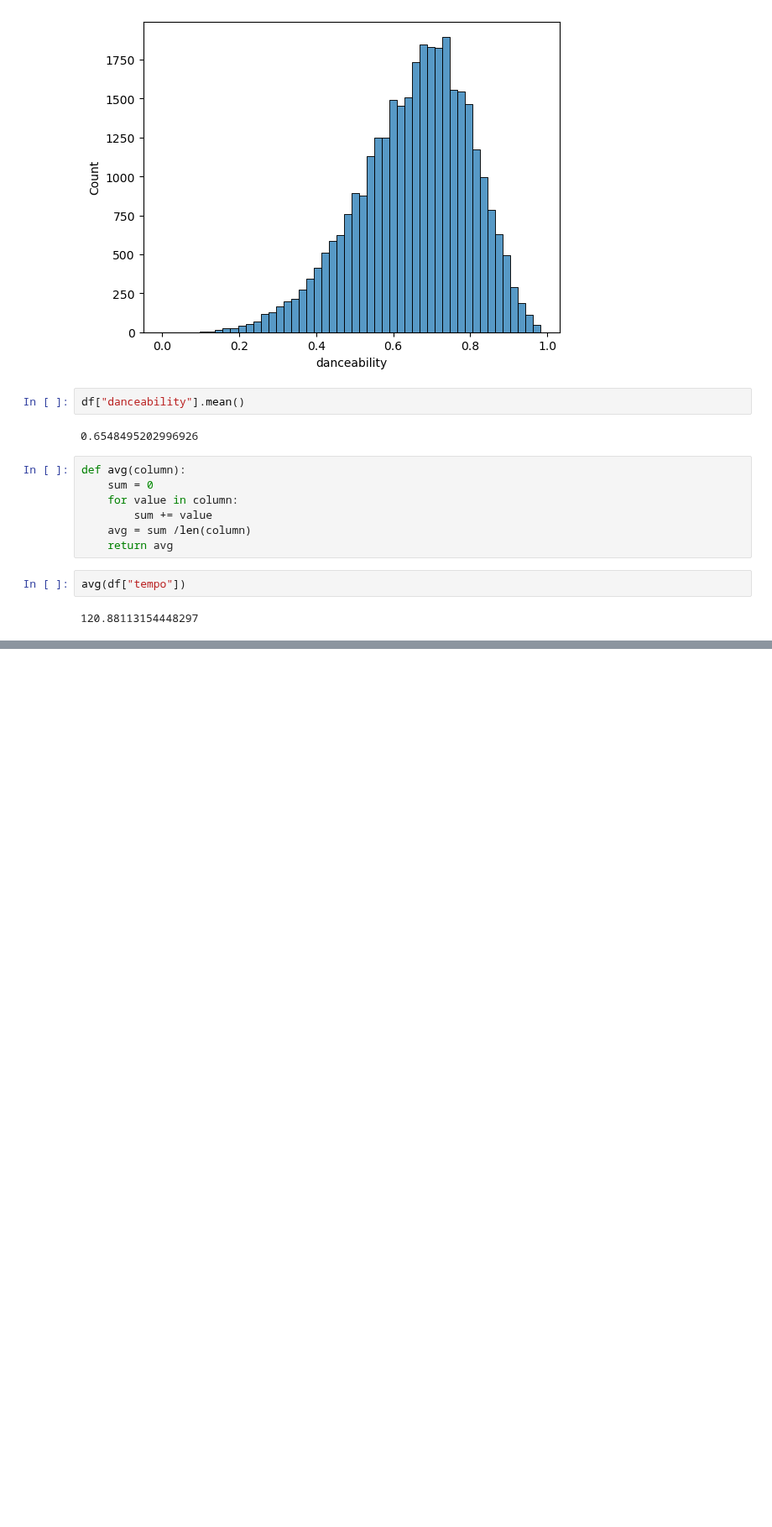
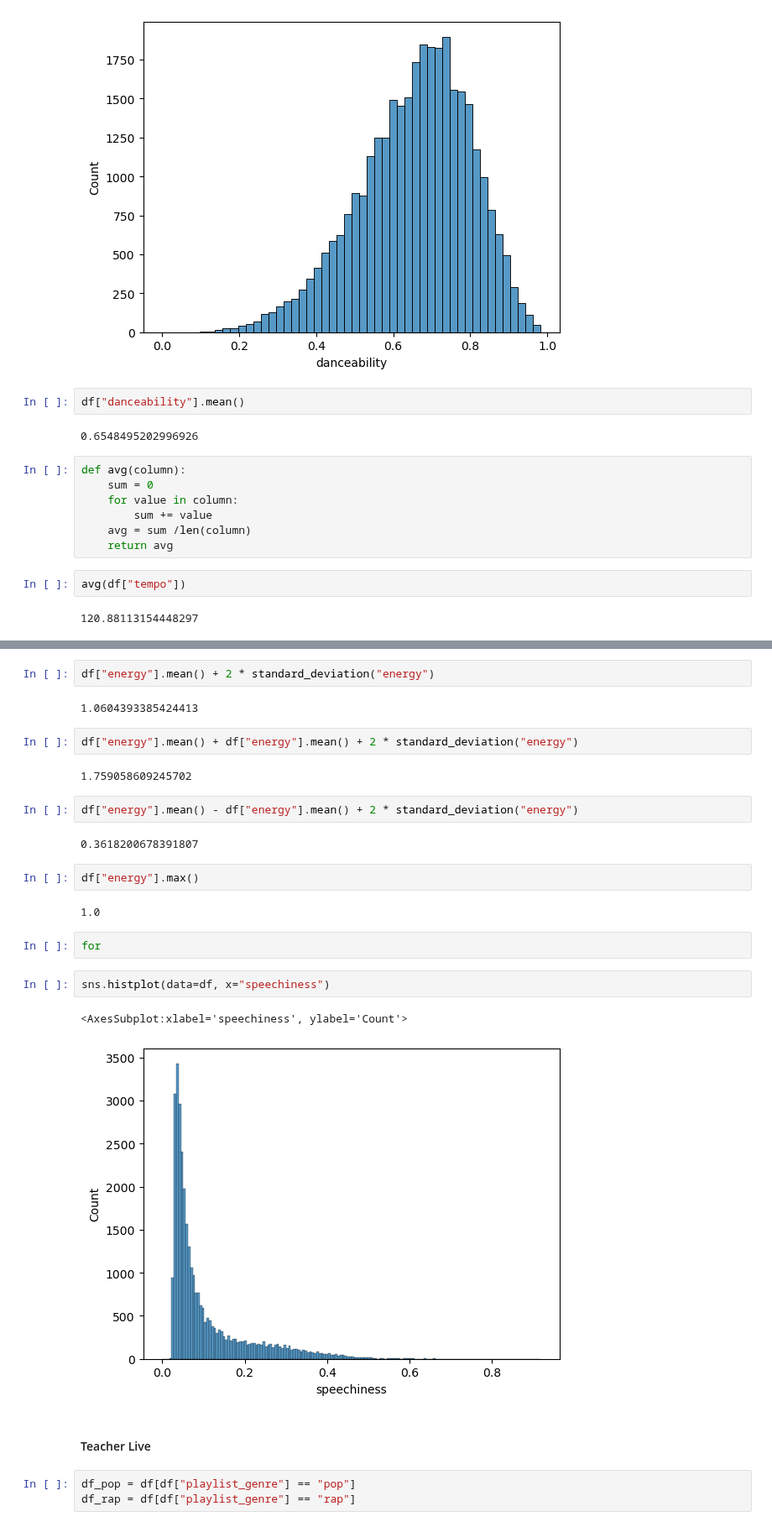
Before and after one commit to IsaacG-L/AI, a Jupyter notebook: Semester 1/Spotify/Spotify_Songs.ipynb, the cells around one changed output, grey strips where cells are left out. Shown at 84% size. Saved outputs shown, nothing was run; the diff lists cells and outputs as text; blank space fills up the shorter version.

```diff
--- a/Semester 1/Spotify/Spotify_Songs.ipynb
+++ b/Semester 1/Spotify/Spotify_Songs.ipynb
@@ -169,0 +155,28 @@ df["energy"].max()
+# %%
+df["energy"].mean() + 2 * standard_deviation("energy")
+# %% [output]
+1.0604393385424413
+# %%
+df["energy"].mean() + df["energy"].mean() + 2 * standard_deviation("energy")
+# %% [output]
+1.759058609245702
+# %%
+df["energy"].mean() - df["energy"].mean() + 2 * standard_deviation("energy")
+# %% [output]
+0.3618200678391807
+# %%
+df["energy"].max()
+# %% [output]
+1.0
+# %%
+for
+# %%
+sns.histplot(data=df, x="speechiness")
+# %% [output]
+<AxesSubplot:xlabel='speechiness', ylabel='Count'>
+[figure, added]
+# %% [markdown]
+#### Teacher Live
+# %%
+df_pop = df[df["playlist_genre"] == "pop"]
+df_rap = df[df["playlist_genre"] == "rap"]
```
Also changed, not shown: parts of 30 cells of this notebook, 1 other file.
